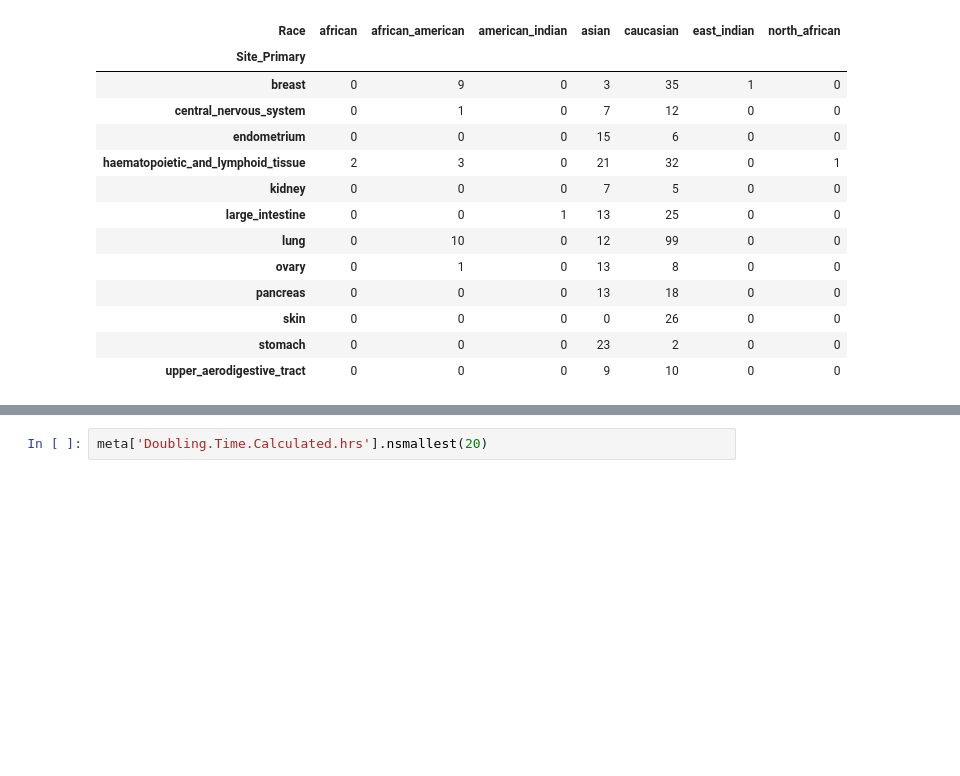
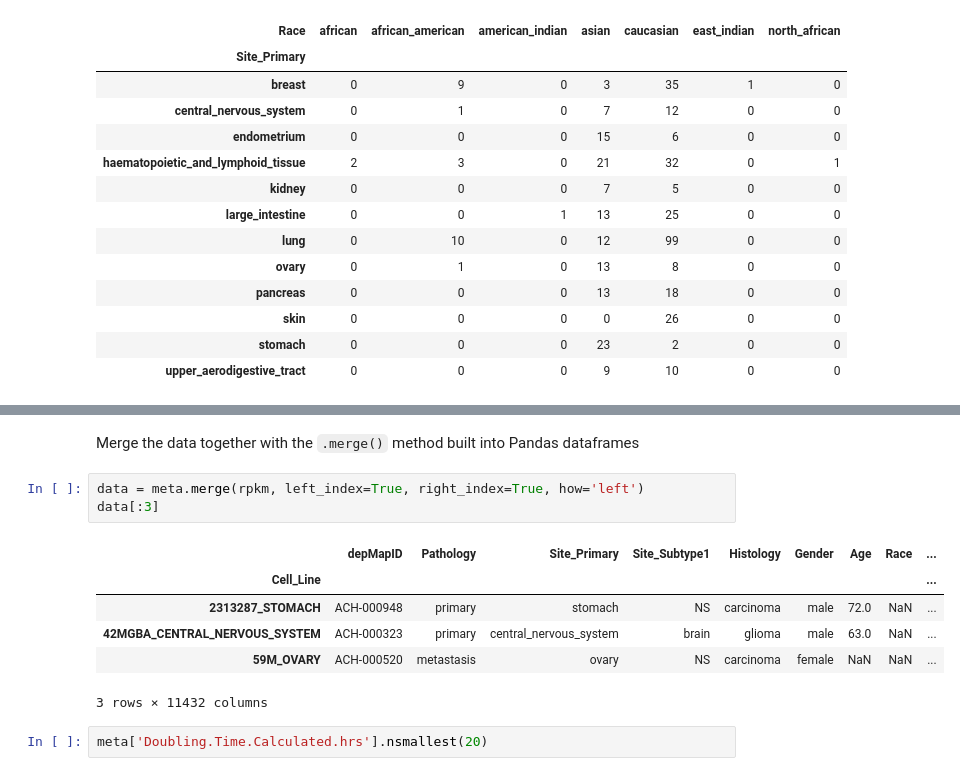
Before and after one commit to jpreall/SeqTech_2024, a Jupyter notebook: CCLE_SeqTech24.ipynb, the cells around one changed output, grey strips where cells are left out. Cells and saved outputs as stored; diff of their text form; blank space fills up the shorter version.

````diff
--- a/CCLE_SeqTech24.ipynb
+++ b/CCLE_SeqTech24.ipynb
@@ -61,3 +119,15 @@ pd.crosstab(meta['Site_Primary'],meta['Race'])
+# %% [markdown]
+Merge the data together with the ```.merge()``` method built into Pandas dataframes
+# %%
+data = meta.merge(rpkm, left_index=True, right_index=True, how='left')
+data[:3]
+# %% [output]
+|  | depMapID | Pathology | Site_Primary | Site_Subtype1 | Histology | Gender | Age | Race | ... |
+| Cell_Line |  |  |  |  |  |  |  |  | ... |
+| 2313287_STOMACH | ACH-000948 | primary | stomach | NS | carcinoma | male | 72.0 | NaN | ... |
+| 42MGBA_CENTRAL_NERVOUS_SYSTEM | ACH-000323 | primary | central_nervous_system | brain | glioma | male | 63.0 | NaN | ... |
+| 59M_OVARY | ACH-000520 | metastasis | ovary | NS | carcinoma | female | NaN | NaN | ... |
+3 rows × 11432 columns
 # %%
 meta['Doubling.Time.Calculated.hrs'].nsmallest(20)
 # %% [output]
````
Also changed, not shown: parts of 16 cells of this notebook, 1 other file.
